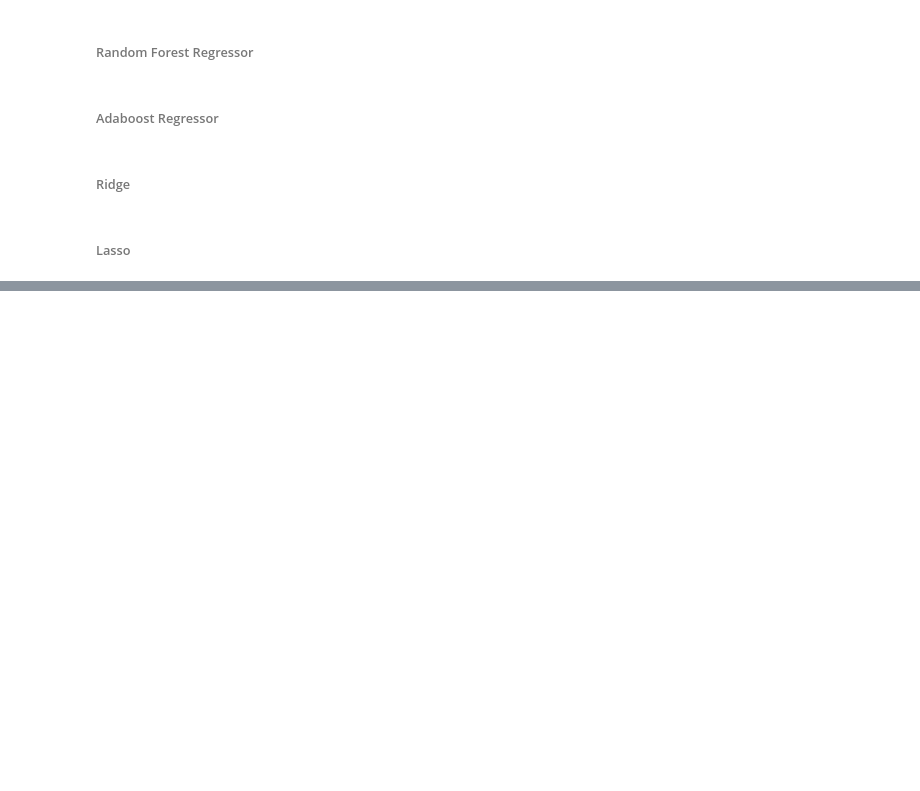
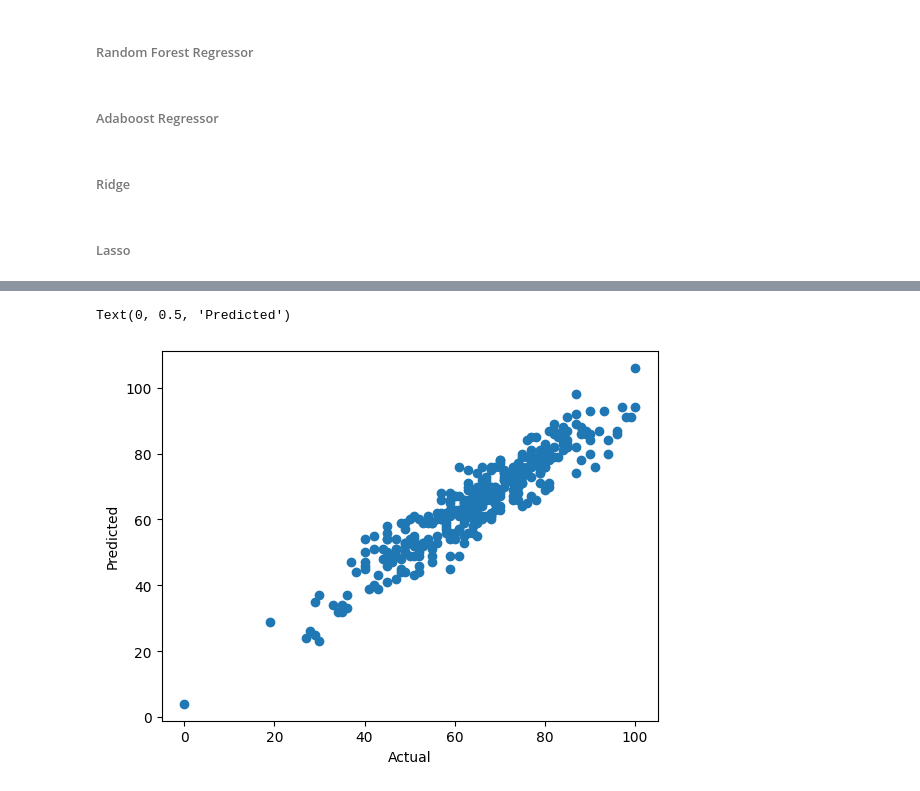
Before and after one commit to priyagoelofficial/End-to-end-Student-Performance-ML-project, a Jupyter notebook: src/notebook/MODEL TRAINING.ipynb, the cells around one changed output, grey strips where cells are left out. Cells and saved outputs as stored; diff of their text form; code cells hidden in the pictures; blank space fills up the shorter version.

```diff
--- a/src/notebook/MODEL TRAINING.ipynb
+++ b/src/notebook/MODEL TRAINING.ipynb
@@ -95,7 +90,7 @@ from sklearn.metrics import accuracy_score
 # %%
 lr=LinearRegression()
 model1=lr.fit(X_train, y_train)
-pred_lr=model1.predict(X_test)
+pred_lr=np.round_(model1.predict(X_test))
 # pred_lr
 mse1 = mean_squared_error(y_test,pred_lr)
 mae1= mean_absolute_error(y_test,pred_lr)
@@ -175,0 +196,7 @@ r27= r2_score(y_test,pred_lass)
+# %%
+plt.scatter(y_test,pred_lr)
+plt.xlabel('Actual')
+plt.ylabel('Predicted')
+# %% [output]
+Text(0, 0.5, 'Predicted')
+[figure, added]
```
Also changed, not shown: parts of 12 cells of this notebook, 3 other files.
